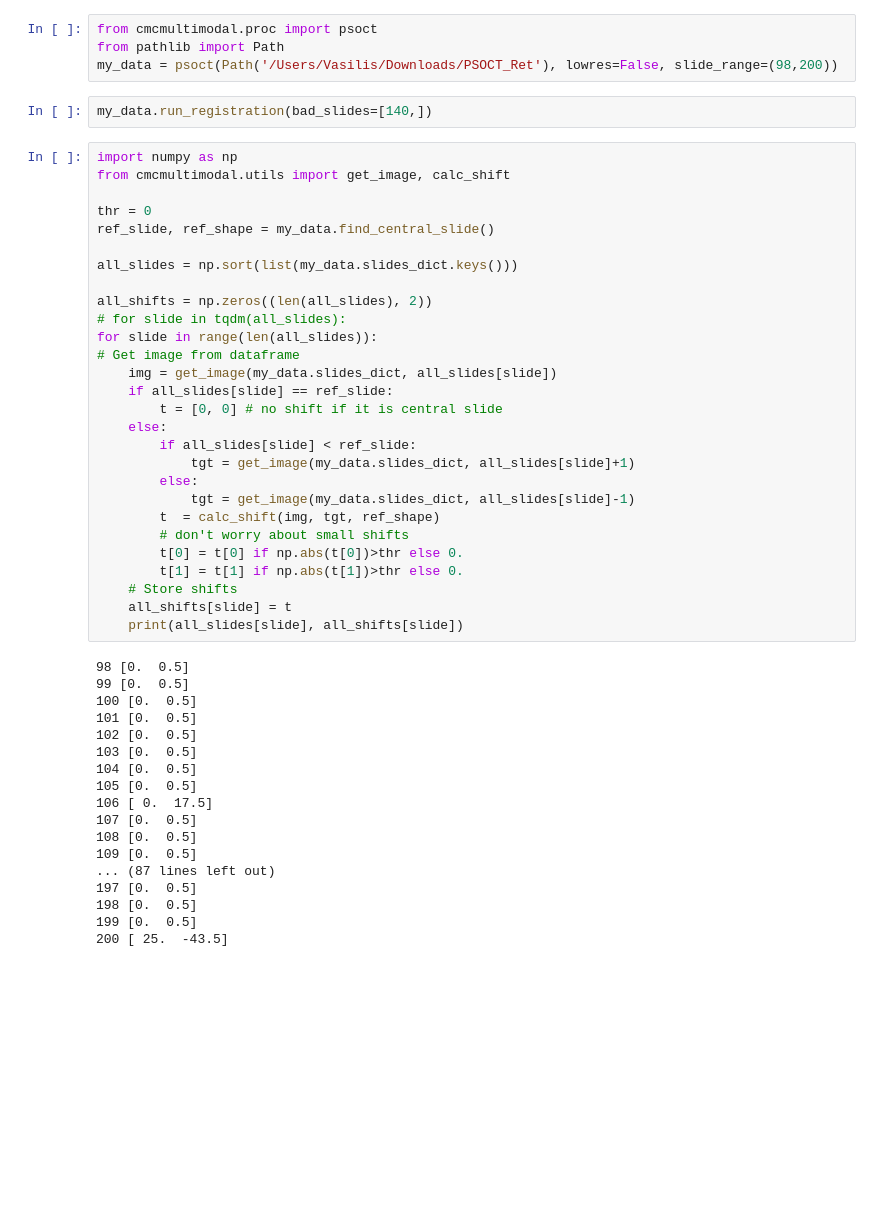
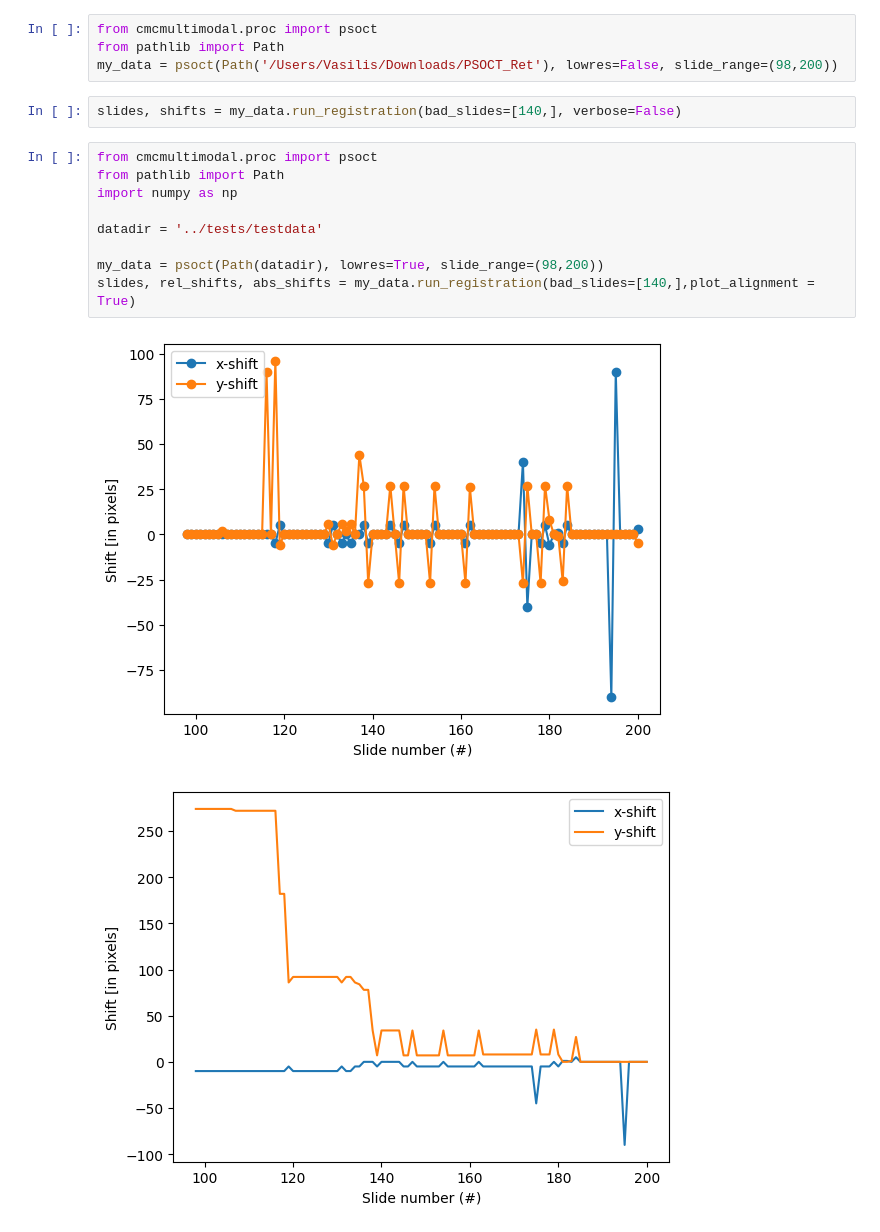
Before and after one commit to mesoscale-connectivity/cmc_ps-oct_registration, a Jupyter notebook: notebooks/CMC_restructure_test.ipynb, the cells around one changed output. Saved outputs shown, nothing was run; the diff lists cells and outputs as text; blank space fills up the shorter version.

```diff
--- a/notebooks/CMC_restructure_test.ipynb
+++ b/notebooks/CMC_restructure_test.ipynb
@@ -30,50 +30,16 @@ from cmcmultimodal.proc import psoct
 from pathlib import Path
 my_data = psoct(Path('/Users/Vasilis/Downloads/PSOCT_Ret'), lowres=False, slide_range=(98,200))
 # %%
-my_data.run_registration(bad_slides=[140,])
+slides, shifts = my_data.run_registration(bad_slides=[140,], verbose=False)
-# %%
-import numpy as np
-from cmcmultimodal.utils import get_image, calc_shift
-
-thr = 0
-ref_slide, ref_shape = my_data.find_central_slide()
-
-all_slides = np.sort(list(my_data.slides_dict.keys()))
-
-all_shifts = np.zeros((len(all_slides), 2))
-# for slide in tqdm(all_slides):
-for slide in range(len(all_slides)):
-# Get image from dataframe
-    img = get_image(my_data.slides_dict, all_slides[slide])
-    if all_slides[slide] == ref_slide:
-        t = [0, 0] # no shift if it is central slide
-    else:
-        if all_slides[slide] < ref_slide:
-            tgt = get_image(my_data.slides_dict, all_slides[slide]+1)
-        else:
-            tgt = get_image(my_data.slides_dict, all_slides[slide]-1)
-        t  = calc_shift(img, tgt, ref_shape)
-        # don't worry about small shifts
-        t[0] = t[0] if np.abs(t[0])>thr else 0.
-        t[1] = t[1] if np.abs(t[1])>thr else 0.
-    # Store shifts
-    all_shifts[slide] = t
-    print(all_slides[slide], all_shifts[slide])
-# %% [output]
-98 [0.  0.5]
-99 [0.  0.5]
-100 [0.  0.5]
-101 [0.  0.5]
-102 [0.  0.5]
-103 [0.  0.5]
-104 [0.  0.5]
-105 [0.  0.5]
-106 [ 0.  17.5]
-107 [0.  0.5]
-108 [0.  0.5]
-109 [0.  0.5]
-... (87 lines left out)
-197 [0.  0.5]
-198 [0.  0.5]
-199 [0.  0.5]
-200 [ 25.  -43.5]
+# %%
+from cmcmultimodal.proc import psoct
+from pathlib import Path
+import numpy as np
+
+datadir = '../tests/testdata'
+
+my_data = psoct(Path(datadir), lowres=True, slide_range=(98,200))
+slides, rel_shifts, abs_shifts = my_data.run_registration(bad_slides=[140,],plot_alignment = True)
+# %% [output]
+[figure, added]
+[figure, added]
```
Also changed, not shown: parts of 1 cell of this notebook, 1 other file.
